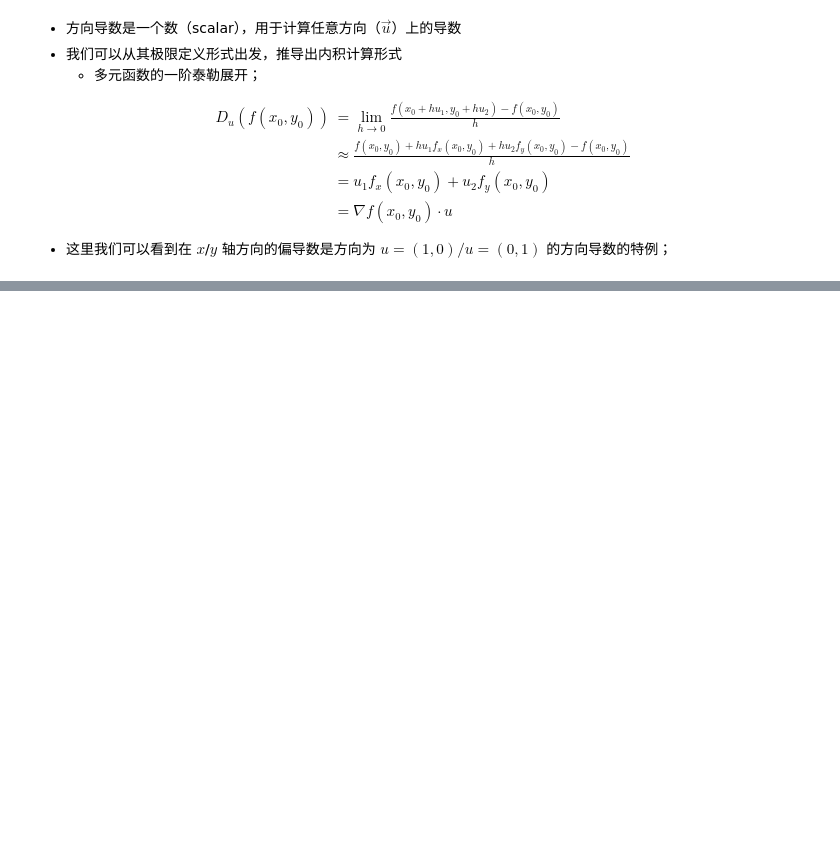
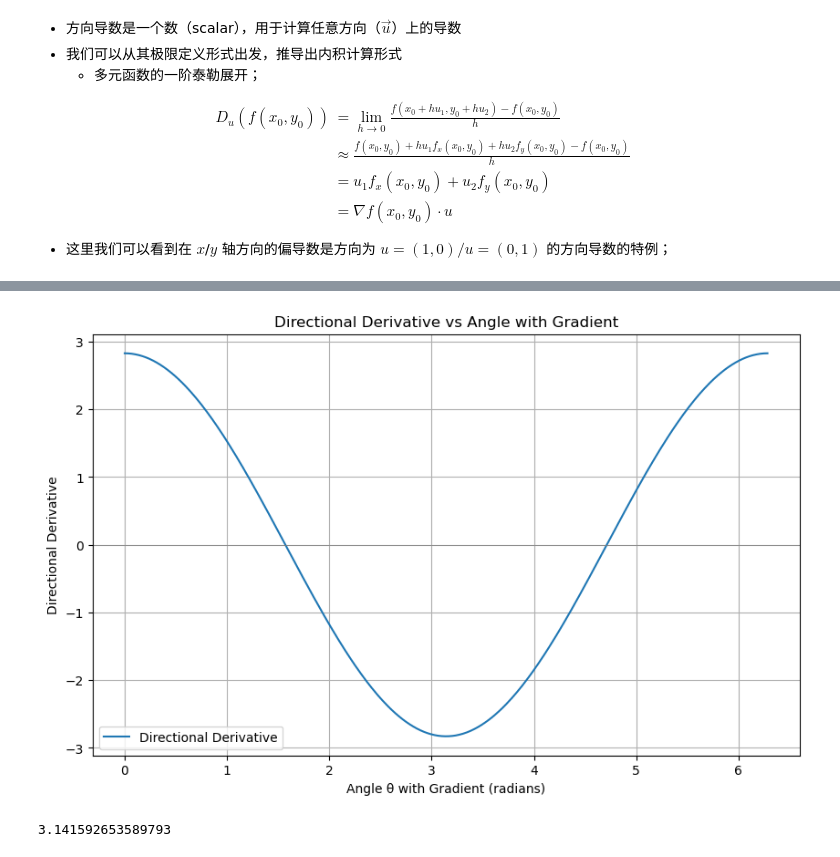
Before and after one commit to chunhuizhang/deeplearning_math, a Jupyter notebook: tutorials/calculus/derivative_partial_directional.ipynb, the cells around one changed output, grey strips where cells are left out. Drawn from its saved outputs; the diff is of its cells as text; code cells hidden in the pictures; blank space fills up the shorter version.

```diff
--- a/tutorials/calculus/derivative_partial_directional.ipynb
+++ b/tutorials/calculus/derivative_partial_directional.ipynb
@@ -32,0 +51,44 @@ $$
+# %%
+import matplotlib.pyplot as plt
+import numpy as np
+
+# Define the function f(x, y) = x^2 + y^2
+def f(x, y):
+    return x**2 + y**2
+
+# Gradient of f at point (1,1)
+gradient = np.array([2, 2])
+# %%
+# Assuming the gradient at point (1,1) is [2, 2] as before
+# We normalize this gradient vector for our calculations
+normalized_gradient = gradient / np.linalg.norm(gradient)
+
+# Recompute directional derivatives with the new definition of theta
+new_directional_derivatives = []
+
+angles = np.linspace(0, 2 * np.pi, 360)
+for theta in angles:
+    # Direction vector u(theta) relative to the gradient vector
+    rotation_matrix = np.array([[np.cos(theta), -np.sin(theta)],
+                                [np.sin(theta),  np.cos(theta)]])
+    u_rotated = np.dot(rotation_matrix, normalized_gradient)
+
+    # Directional derivative D_u(theta)f
+    directional_derivative = np.dot(gradient, u_rotated)
+    new_directional_derivatives.append(directional_derivative)
+
+# Plotting the new graph
+plt.figure(figsize=(10, 6))
+plt.plot(angles, new_directional_derivatives, label="Directional Derivative")
+plt.xlabel("Angle θ with Gradient (radians)")
+plt.ylabel("Directional Derivative")
+plt.title("Directional Derivative vs Angle with Gradient")
+plt.axhline(0, color='gray', lw=0.5)
+plt.legend()
+plt.grid(True)
+# %% [output]
+[figure, added]
+# %%
+np.pi
+# %% [output]
+3.141592653589793
```
Also changed, not shown: parts of 6 cells of this notebook.
